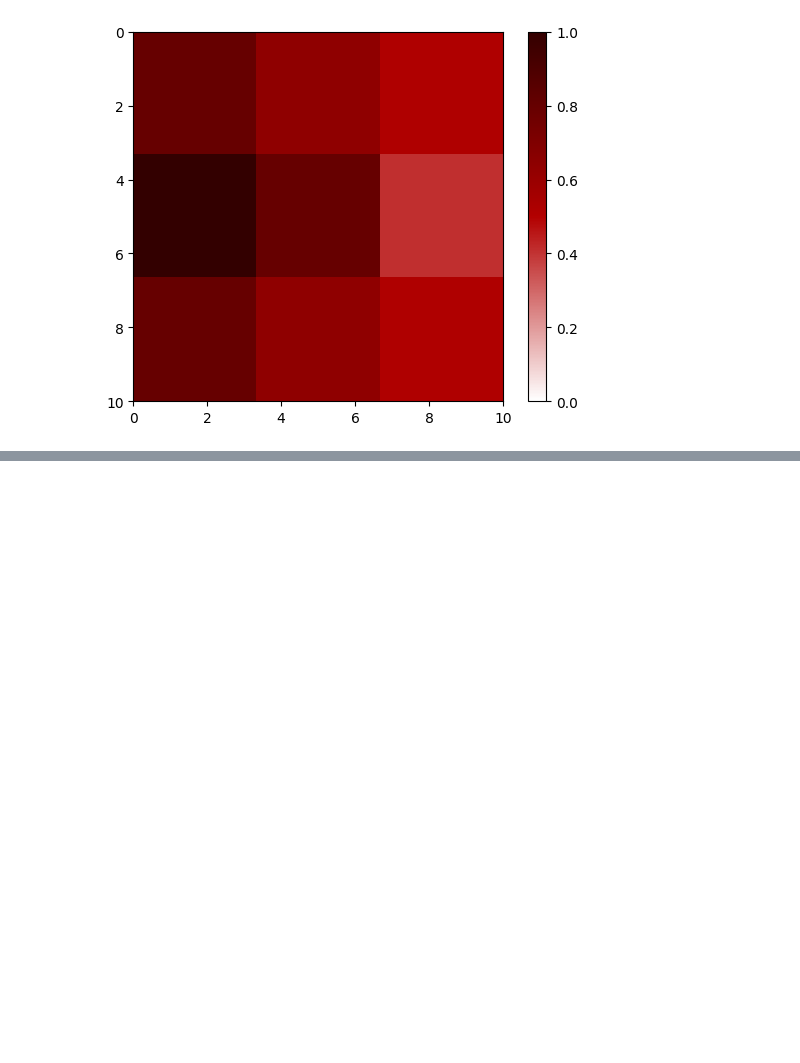
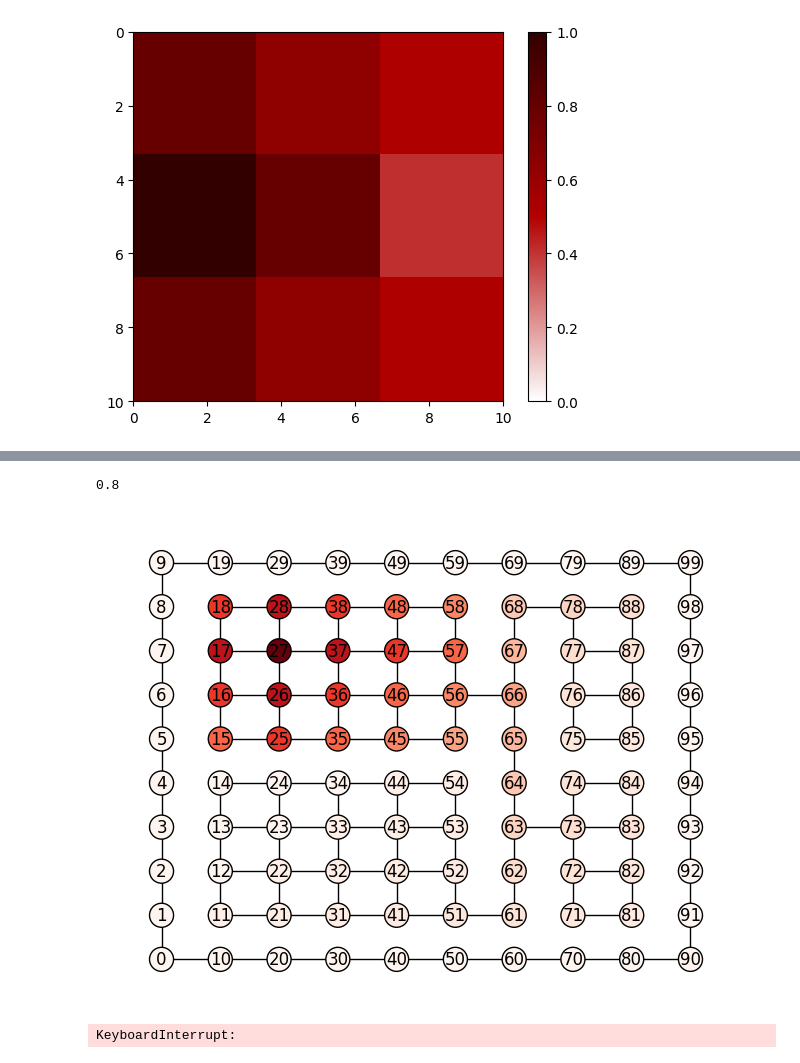
Before and after one commit to joaofavoretti/basic-graph-simulation, a Jupyter notebook: notebook.ipynb, the cells around one changed output, grey strips where cells are left out. Drawn from its saved outputs; the diff is of its cells as text; code cells hidden in the pictures; blank space fills up the shorter version.

```diff
--- a/notebook.ipynb
+++ b/notebook.ipynb
@@ -107,0 +133,9 @@ draw(G, type='heatmap')
+# %%
+G.nodes[27]['is_source'] = True
+G.nodes[27]['signal'] = 1.0
+
+G = simulate(G)
+# %% [output]
+0.8
+[figure, added]
+KeyboardInterrupt:
```
Also changed, not shown: parts of 3 cells of this notebook, 2 other files.
